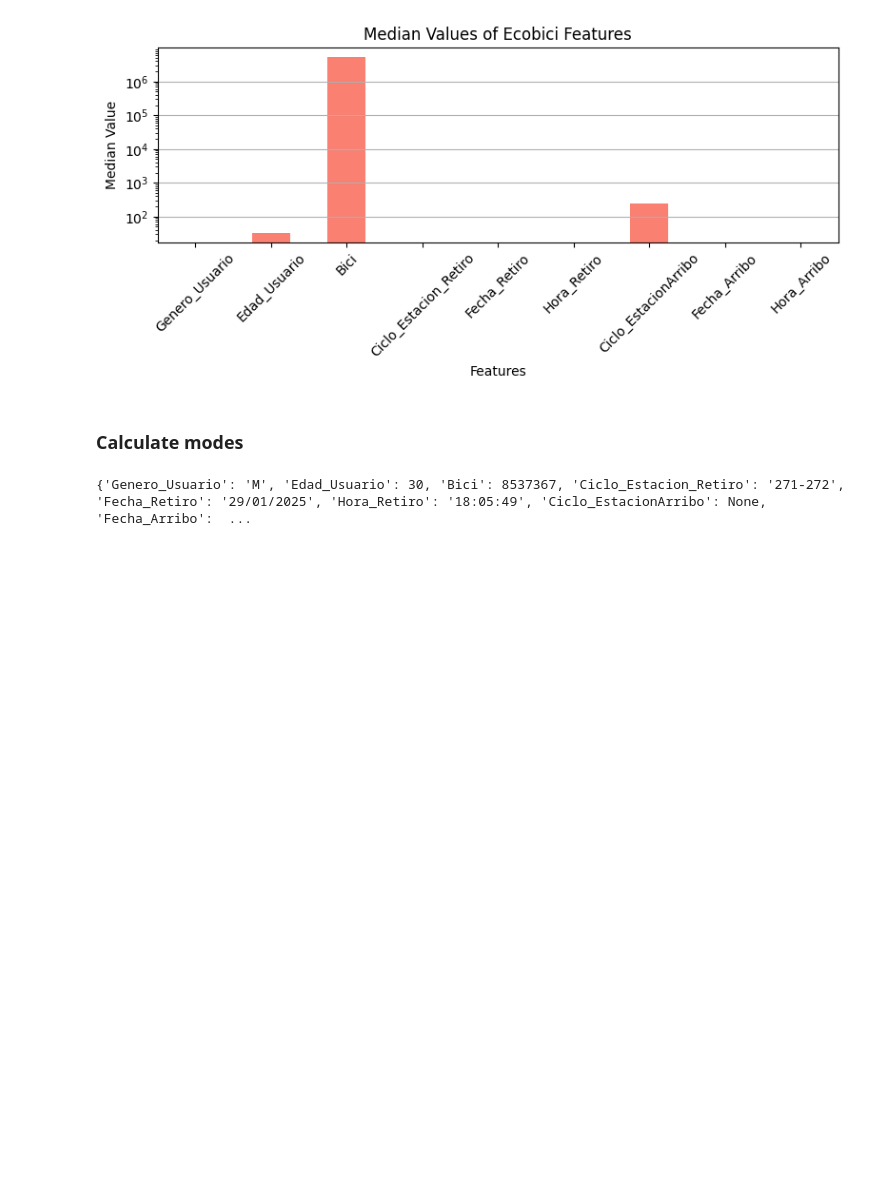
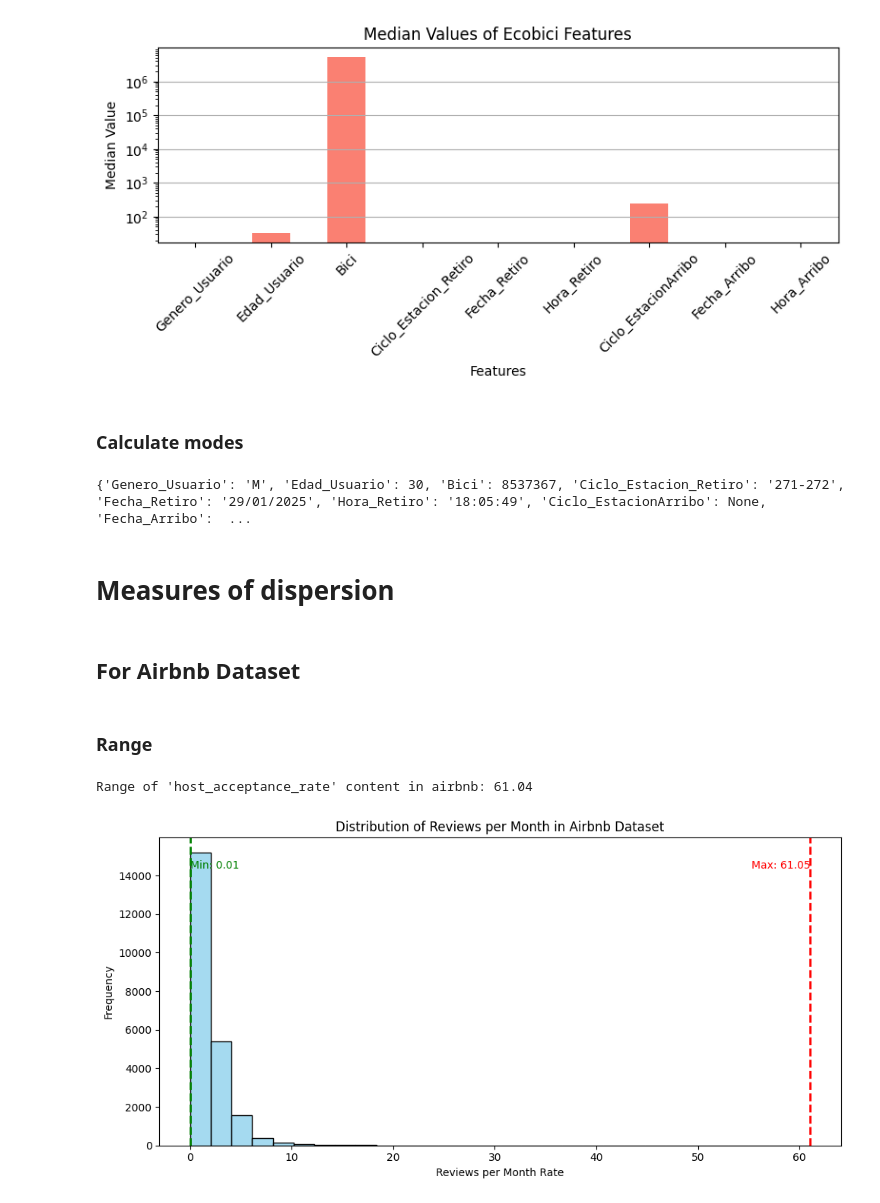
Before and after one commit to nicoleKape-code/AI_CourseRepo, a Jupyter notebook: 25_aug/descriptive_statistics.ipynb, the cells around one changed output. Saved outputs shown, nothing was run; the diff lists cells and outputs as text; code cells hidden in the pictures; blank space fills up the shorter version.

Commit message:
Measures of dispersion for airbnb and ecobici

```diff
--- a/25_aug/descriptive_statistics.ipynb
+++ b/25_aug/descriptive_statistics.ipynb
@@ -226,3 +226,39 @@ for col in df.columns:
 print(modes_first)
 # %% [output]
 {'Genero_Usuario': 'M', 'Edad_Usuario': 30, 'Bici': 8537367, 'Ciclo_Estacion_Retiro': '271-272', 'Fecha_Retiro': '29/01/2025', 'Hora_Retiro': '18:05:49', 'Ciclo_EstacionArribo': None, 'Fecha_Arribo':  ...
+# %% [markdown]
+# Measures of dispersion
+# %% [markdown]
+## For Airbnb Dataset
+# %%
+df = pl.read_csv("../14_aug/listings.csv")
+# %% [markdown]
+### Range
+# %%
+range = df['reviews_per_month'].max() - df['reviews_per_month'].min()
+print(f"Range of 'host_acceptance_rate' content in airbnb: {range:.2f}")
+
+# Plotting histogram with the range highlighted
+plt.figure(figsize=(10, 5))
+
+sns.histplot(df['reviews_per_month'], bins=30, kde=False, color="skyblue")
+
+plt.title(f'Distribution of Reviews per Month in Airbnb Dataset')
+plt.xlabel('Reviews per Month Rate')
+plt.ylabel('Frequency')
+
+# Highlight the min and max values to depict range
+min_val = df['reviews_per_month'].min()
+max_val = df['reviews_per_month'].max()
+plt.axvline(min_val, color='green', linestyle='dashed', linewidth=2)
+plt.axvline(max_val, color='red', linestyle='dashed', linewidth=2)
+
+min_ylim, max_ylim = plt.ylim()
+plt.text(min_val, max_ylim*0.9, f'Min: {min_val:.2f}', horizontalalignment='left', color='green')
+plt.text(max_val, max_ylim*0.9, f'Max: {max_val:.2f}', horizontalalignment='right', color='red')
+
+plt.tight_layout()
+plt.show()
+# %% [output]
+Range of 'host_acceptance_rate' content in airbnb: 61.04
+[figure, added]
```
Also changed, not shown: parts of 17 cells of this notebook.
